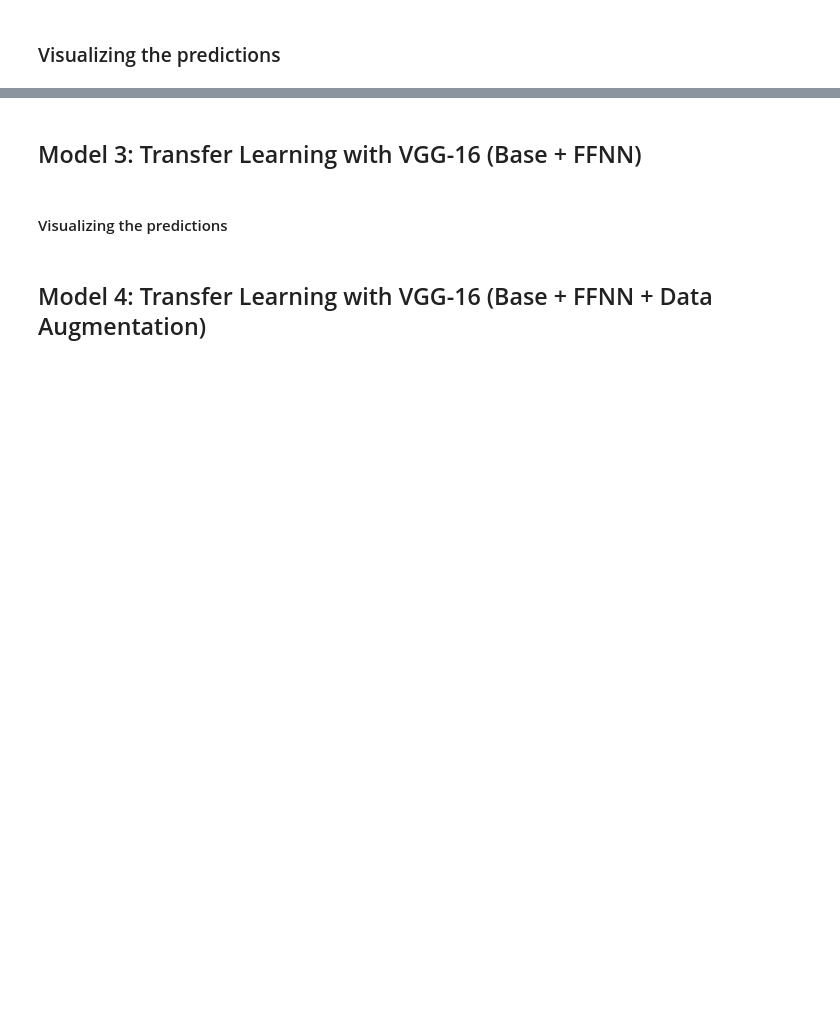
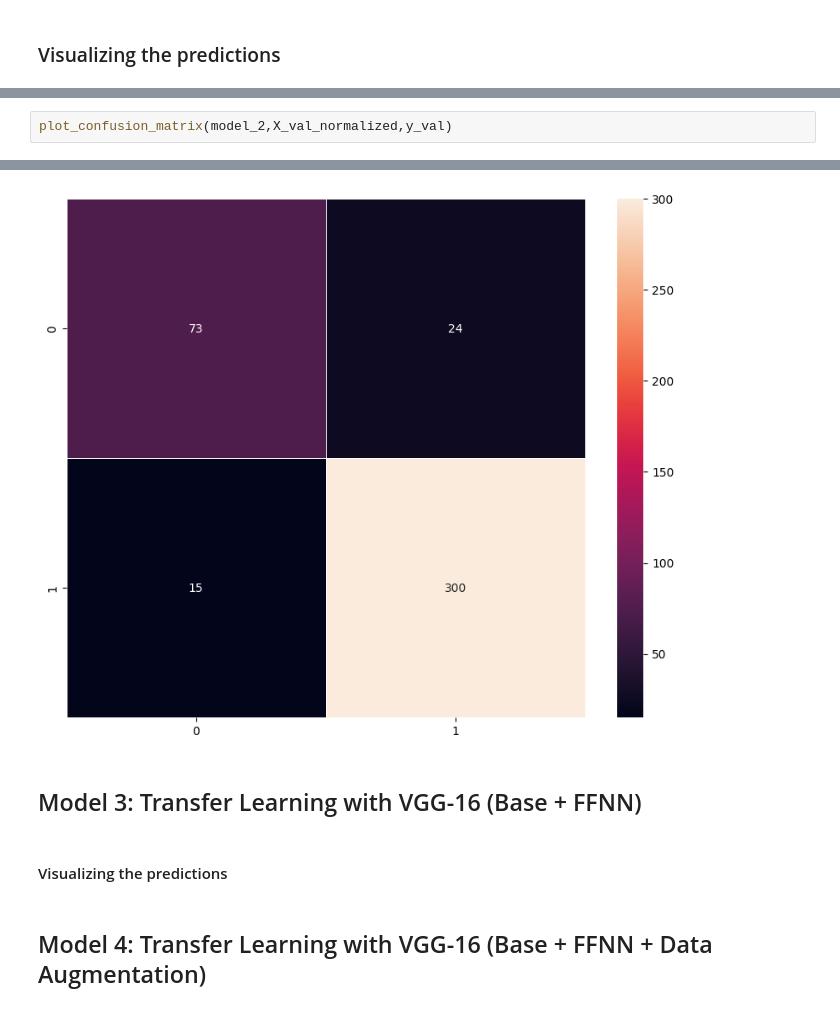
Before and after one commit to AkshayGovindaraj/GoogleColab, a Jupyter notebook: HelmNet_Full_Code.ipynb, the cells around one changed output, grey strips where cells are left out. Cells and saved outputs as stored; diff of their text form; blank space fills up the shorter version.

```diff
--- a/HelmNet_Full_Code.ipynb
+++ b/HelmNet_Full_Code.ipynb
@@ -374,0 +505,3 @@ model_1_train_perf
+# %%
+plot_confusion_matrix(model_2,X_val_normalized,y_val)
+# %% [output]
@@ -375,3 +509,4 @@ model_1_train_perf
+[figure, added]
 # %% [markdown]
 ## Model 3: Transfer Learning with VGG-16 (Base + FFNN)
 # %% [markdown]
```
Also changed, not shown: parts of 25 cells of this notebook.
